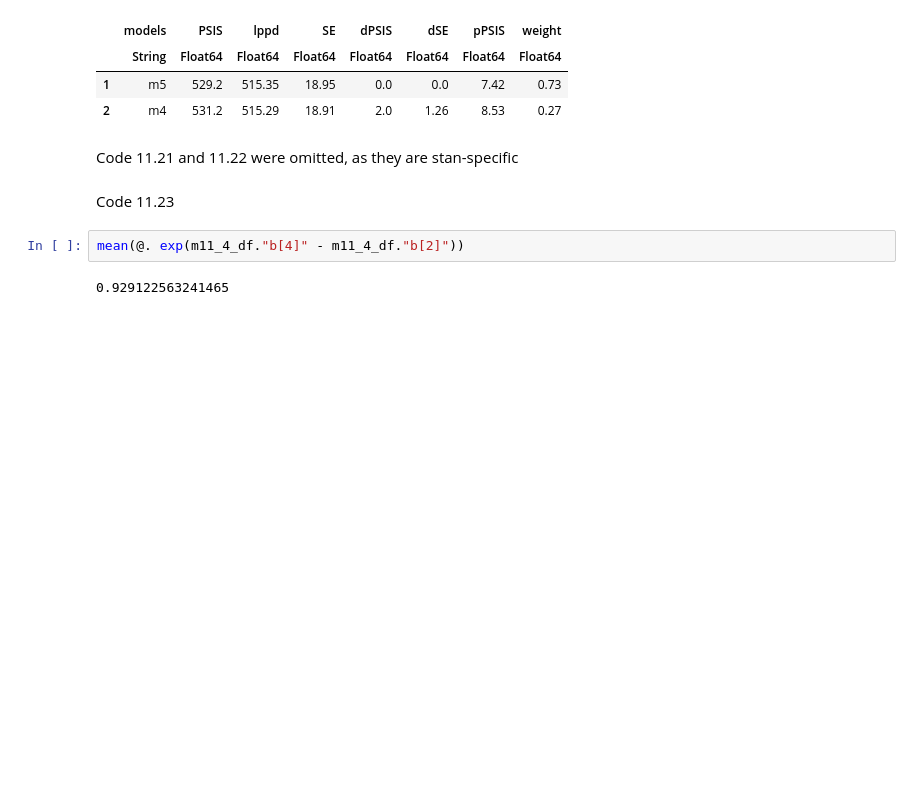
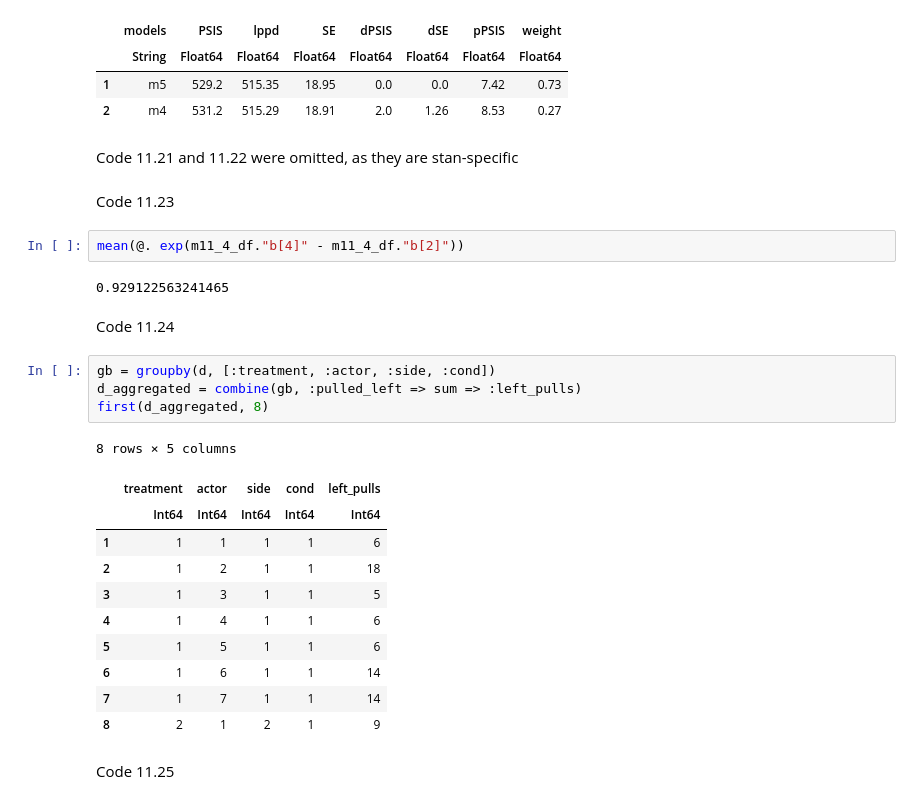
Before and after one commit to Shmuma/rethinking-2ed-julia, a Jupyter notebook: 11-Chapter 11. God Spiked the Integers.ipynb, the cells around one changed output. Saved outputs shown, nothing was run; the diff lists cells and outputs as text; blank space fills up the shorter version.

```diff
--- a/11-Chapter 11. God Spiked the Integers.ipynb
+++ b/11-Chapter 11. God Spiked the Integers.ipynb
@@ -293,3 +293,23 @@ Code 11.23
 mean(@. exp(m11_4_df."b[4]" - m11_4_df."b[2]"))
 # %% [output]
 0.929122563241465
+# %% [markdown]
+Code 11.24
+# %%
+gb = groupby(d, [:treatment, :actor, :side, :cond])
+d_aggregated = combine(gb, :pulled_left => sum => :left_pulls)
+first(d_aggregated, 8)
+# %% [output]
+8 rows × 5 columns
+|  | treatment | actor | side | cond | left_pulls |
+|  | Int64 | Int64 | Int64 | Int64 | Int64 |
+| 1 | 1 | 1 | 1 | 1 | 6 |
+| 2 | 1 | 2 | 1 | 1 | 18 |
+| 3 | 1 | 3 | 1 | 1 | 5 |
+| 4 | 1 | 4 | 1 | 1 | 6 |
+| 5 | 1 | 5 | 1 | 1 | 6 |
+| 6 | 1 | 6 | 1 | 1 | 14 |
+| 7 | 1 | 7 | 1 | 1 | 14 |
+| 8 | 2 | 1 | 2 | 1 | 9 |
+# %% [markdown]
+Code 11.25
```
Also changed, not shown: parts of 5 cells of this notebook, 1 other file.
